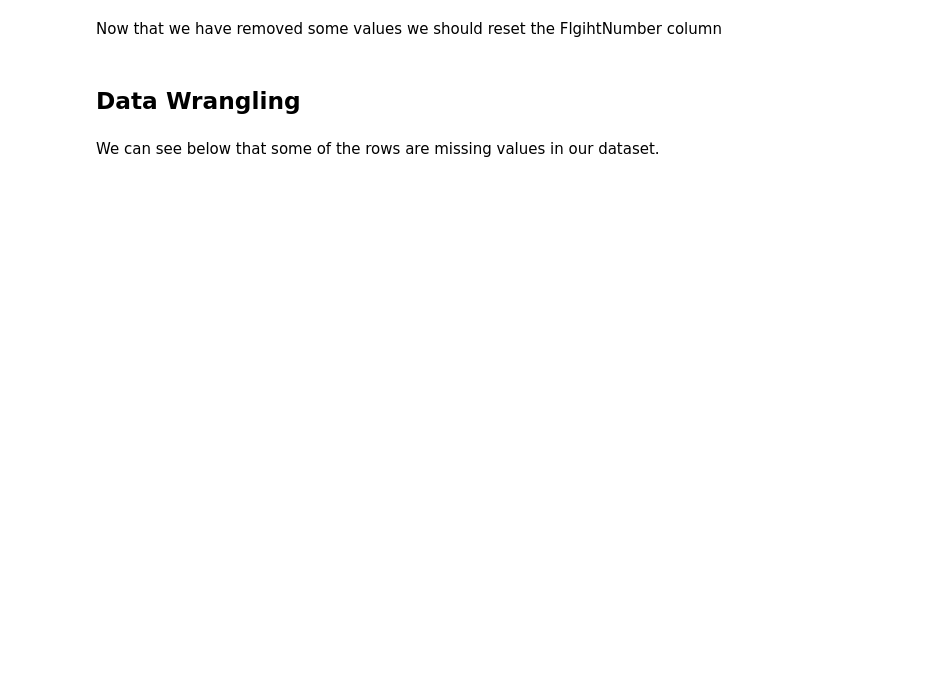
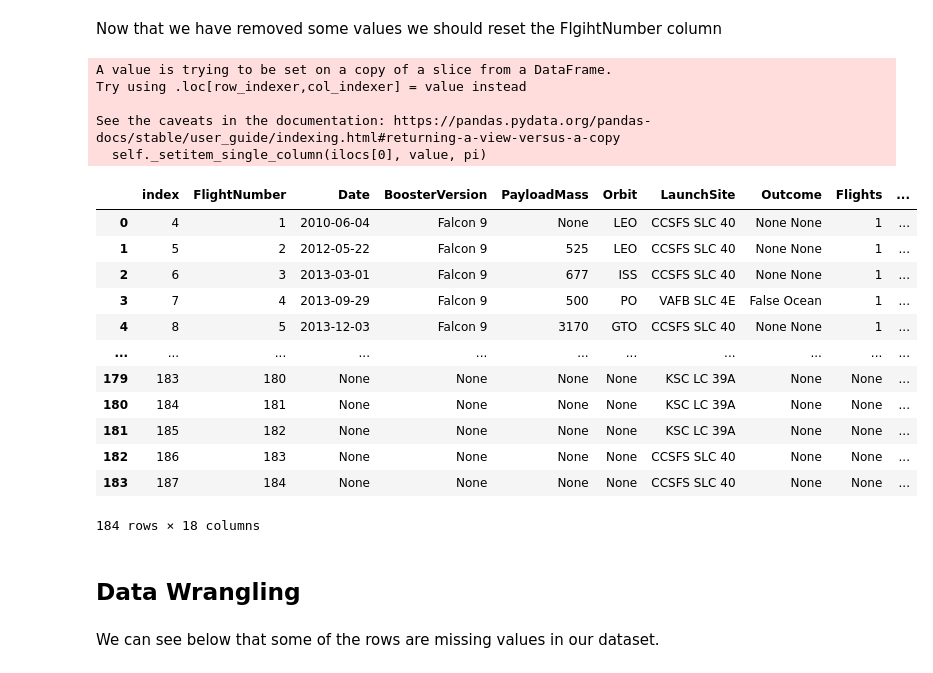
Before and after one commit to aelbadrawi/Python-Basics-for-Data-Science-Project, a Jupyter notebook: Applied Data Science Capstone.ipynb, the cells around one changed output. Saved outputs shown, nothing was run; the diff lists cells and outputs as text; code cells hidden in the pictures; blank space fills up the shorter version.

```diff
--- a/Applied Data Science Capstone.ipynb
+++ b/Applied Data Science Capstone.ipynb
@@ -262,3 +262,5 @@ data.head()
 Finally we will remove the Falcon 1 launches keeping only the Falcon 9 launches. Filter the data dataframe using the <code>BoosterVersion</code> column to only keep the Falcon 9 launches. Save the filtered data to a new dataframe called <code>data_falcon9</code>.
 # %%
 # Hint data['BoosterVersion']!='Falcon 1'
+data_falcon9 = data[data['BoosterVersion']!='Falcon 1']
+data_falcon9.head()
@@ -266,7 +275,28 @@ Finally we will remove the Falcon 1 launches keeping only the Falcon 9 launches.
 Now that we have removed some values we should reset the FlgihtNumber column
 # %%
 data_falcon9.loc[:,'FlightNumber'] = list(range(1, data_falcon9.shape[0]+1))
+# data_falcon9.drop('index',axis=1, inplace=True)
+data_falcon9.reset_index(drop=True, inplace=True)
 data_falcon9
+# %% [output]
+A value is trying to be set on a copy of a slice from a DataFrame.
+Try using .loc[row_indexer,col_indexer] = value instead
+
+See the caveats in the documentation: https://pandas.pydata.org/pandas-docs/stable/user_guide/indexing.html#returning-a-view-versus-a-copy
+  self._setitem_single_column(ilocs[0], value, pi)
+|  | index | FlightNumber | Date | BoosterVersion | PayloadMass | Orbit | LaunchSite | Outcome | Flights | ... |
+| 0 | 4 | 1 | 2010-06-04 | Falcon 9 | None | LEO | CCSFS SLC 40 | None None | 1 | ... |
+| 1 | 5 | 2 | 2012-05-22 | Falcon 9 | 525 | LEO | CCSFS SLC 40 | None None | 1 | ... |
+| 2 | 6 | 3 | 2013-03-01 | Falcon 9 | 677 | ISS | CCSFS SLC 40 | None None | 1 | ... |
+| 3 | 7 | 4 | 2013-09-29 | Falcon 9 | 500 | PO | VAFB SLC 4E | False Ocean | 1 | ... |
+| 4 | 8 | 5 | 2013-12-03 | Falcon 9 | 3170 | GTO | CCSFS SLC 40 | None None | 1 | ... |
+| ... | ... | ... | ... | ... | ... | ... | ... | ... | ... | ... |
+| 179 | 183 | 180 | None | None | None | None | KSC LC 39A | None | None | ... |
+| 180 | 184 | 181 | None | None | None | None | KSC LC 39A | None | None | ... |
+| 181 | 185 | 182 | None | None | None | None | KSC LC 39A | None | None | ... |
+| 182 | 186 | 183 | None | None | None | None | CCSFS SLC 40 | None | None | ... |
+| 183 | 187 | 184 | None | None | None | None | CCSFS SLC 40 | None | None | ... |
+184 rows × 18 columns
 # %% [markdown]
 ## Data Wrangling
 # %% [markdown]
```
Also changed, not shown: parts of 5 cells of this notebook.
